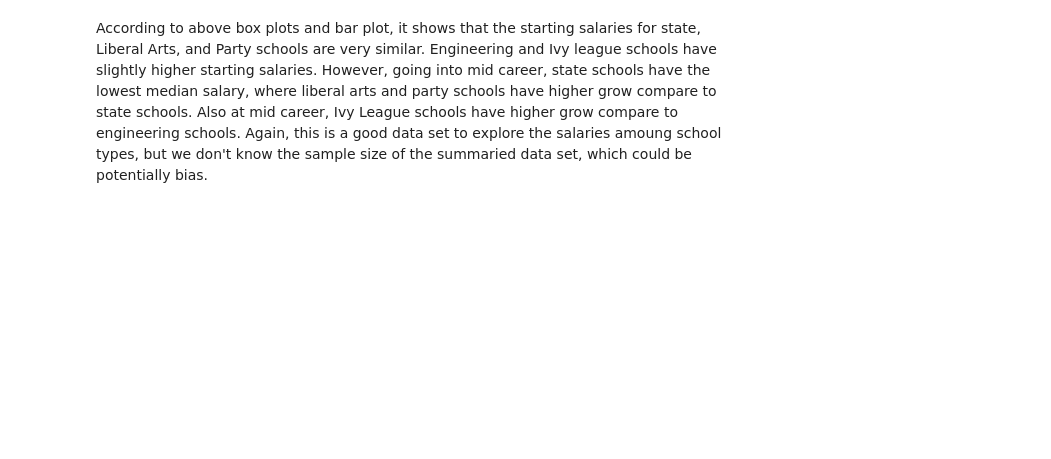
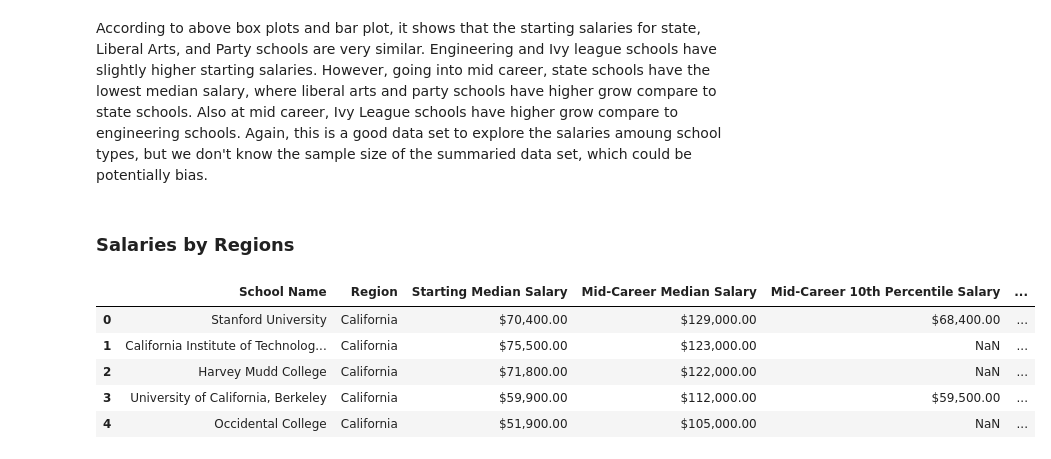
Before and after one commit to jatlukze/College_Salaries_Exploratory_Data_Analysis-, a Jupyter notebook: College Salaries EDA.ipynb, the cells around one changed output. Drawn from its saved outputs; the diff is of its cells as text; code cells hidden in the pictures; blank space fills up the shorter version.

```diff
--- a/College Salaries EDA.ipynb
+++ b/College Salaries EDA.ipynb
@@ -372,3 +372,15 @@ fig.show()
 [interactive output not drawn]
 # %% [markdown]
 According to above box plots and bar plot, it shows that the starting salaries for state, Liberal Arts, and Party schools are very similar. Engineering and Ivy league schools have slightly higher starting salaries. However, going into mid career, state schools have the lowest median salary, where liberal arts and party schools have higher grow compare to state schools. Also at mid career, Ivy League schools have higher grow compare to engineering schools. Again, this is a good data set to explore the salaries amoung school types, but we don't know the sample size of the summaried data set, which could be potentially bias.
+# %% [markdown]
+### Salaries by Regions
+# %%
+# As usual, we need to inspect the data set.
+df_region.head()
+# %% [output]
+|  | School Name | Region | Starting Median Salary | Mid-Career Median Salary | Mid-Career 10th Percentile Salary | ... |
+| 0 | Stanford University | California | $70,400.00 | $129,000.00 | $68,400.00 | ... |
+| 1 | California Institute of Technolog... | California | $75,500.00 | $123,000.00 | NaN | ... |
+| 2 | Harvey Mudd College | California | $71,800.00 | $122,000.00 | NaN | ... |
+| 3 | University of California, Berkeley | California | $59,900.00 | $112,000.00 | $59,500.00 | ... |
+| 4 | Occidental College | California | $51,900.00 | $105,000.00 | NaN | ... |
```
Also changed, not shown: parts of 10 cells of this notebook.
